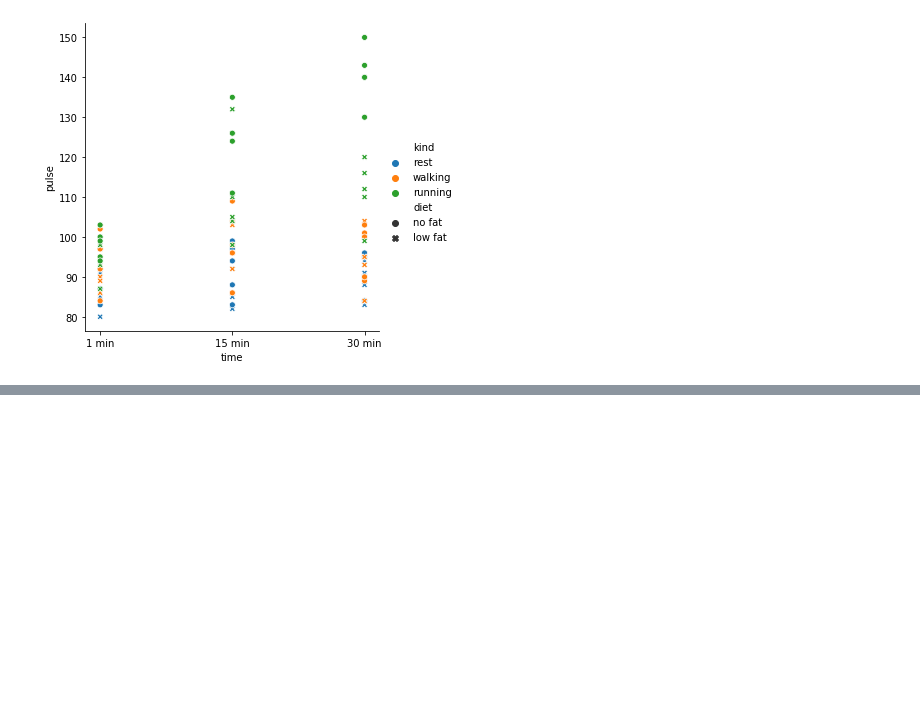
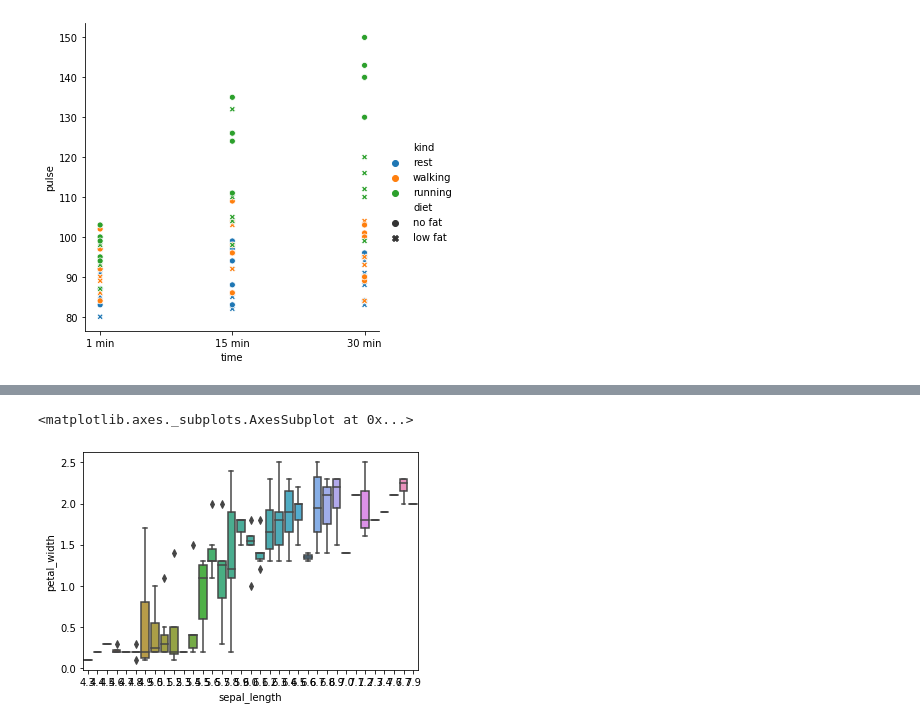
Before and after one commit to Taslack/Thinkful, a Jupyter notebook: Module 13/Checkpoint 2/Plotting.ipynb, the cells around one changed output, grey strips where cells are left out. Drawn from its saved outputs; the diff is of its cells as text; code cells hidden in the pictures; blank space fills up the shorter version.

```diff
--- a/Module 13/Checkpoint 2/Plotting.ipynb
+++ b/Module 13/Checkpoint 2/Plotting.ipynb
@@ -68,0 +60,5 @@ sns.relplot(x='time', y='pulse', hue='kind', style='diet', data=exercise)
+# %%
+sns.boxplot(x='sepal_length', y='petal_width', data=iris)
+# %% [output]
+<matplotlib.axes._subplots.AxesSubplot at 0x...>
+[figure, added]
```
Also changed, not shown: parts of 12 cells of this notebook, 3 other files.
